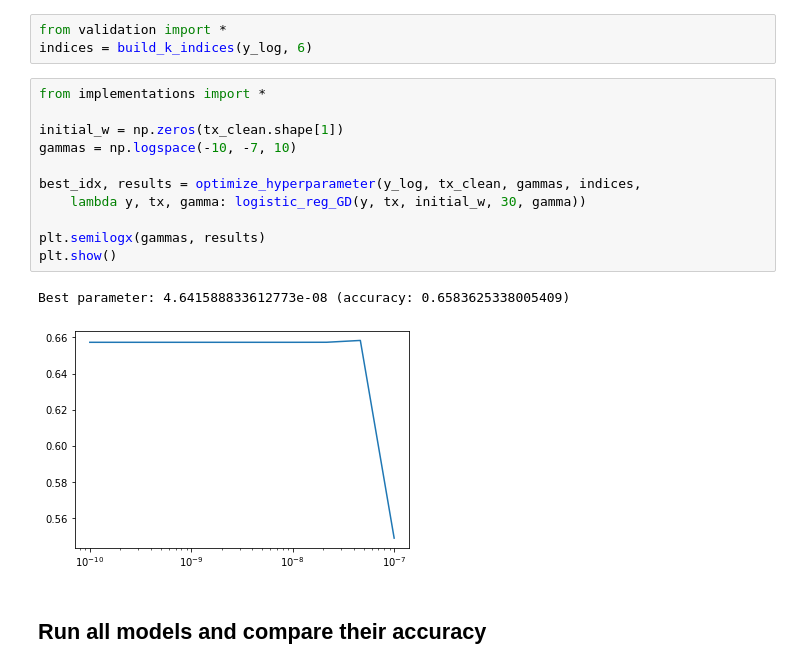
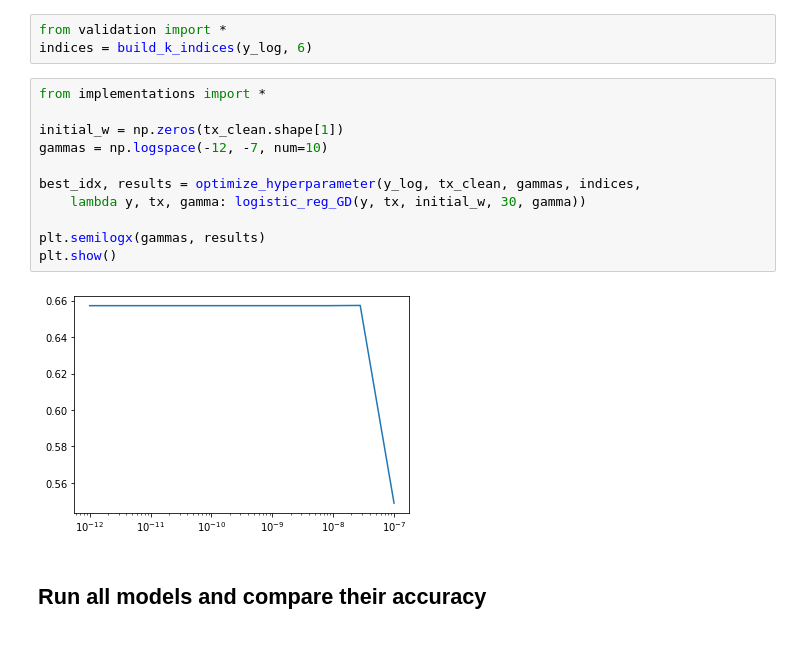
Before and after one commit to CRefice/ML_course, a Jupyter notebook: projects/project1/scripts/project1.ipynb, the cells around one changed output. Saved outputs shown, nothing was run; the diff lists cells and outputs as text.

```diff
--- a/projects/project1/scripts/project1.ipynb
+++ b/projects/project1/scripts/project1.ipynb
@@ -173,17 +214,16 @@ indices = build_k_indices(y_log, 6)
 # %%
 from implementations import *
 
 initial_w = np.zeros(tx_clean.shape[1])
-gammas = np.logspace(-10, -7, 10)
+gammas = np.logspace(-12, -7, num=10)
 
 best_idx, results = optimize_hyperparameter(y_log, tx_clean, gammas, indices,
     lambda y, tx, gamma: logistic_reg_GD(y, tx, initial_w, 30, gamma))
 
 plt.semilogx(gammas, results)
 plt.show()
 # %% [output]
-Best parameter: 4.641588833612773e-08 (accuracy: 0.6583625338005409)
-[figure, old version]
+[figure, new version]
 # %% [markdown]
 ## Run all models and compare their accuracy
 # %%
```
Also changed, not shown: parts of 5 cells of this notebook, 2 other files.
